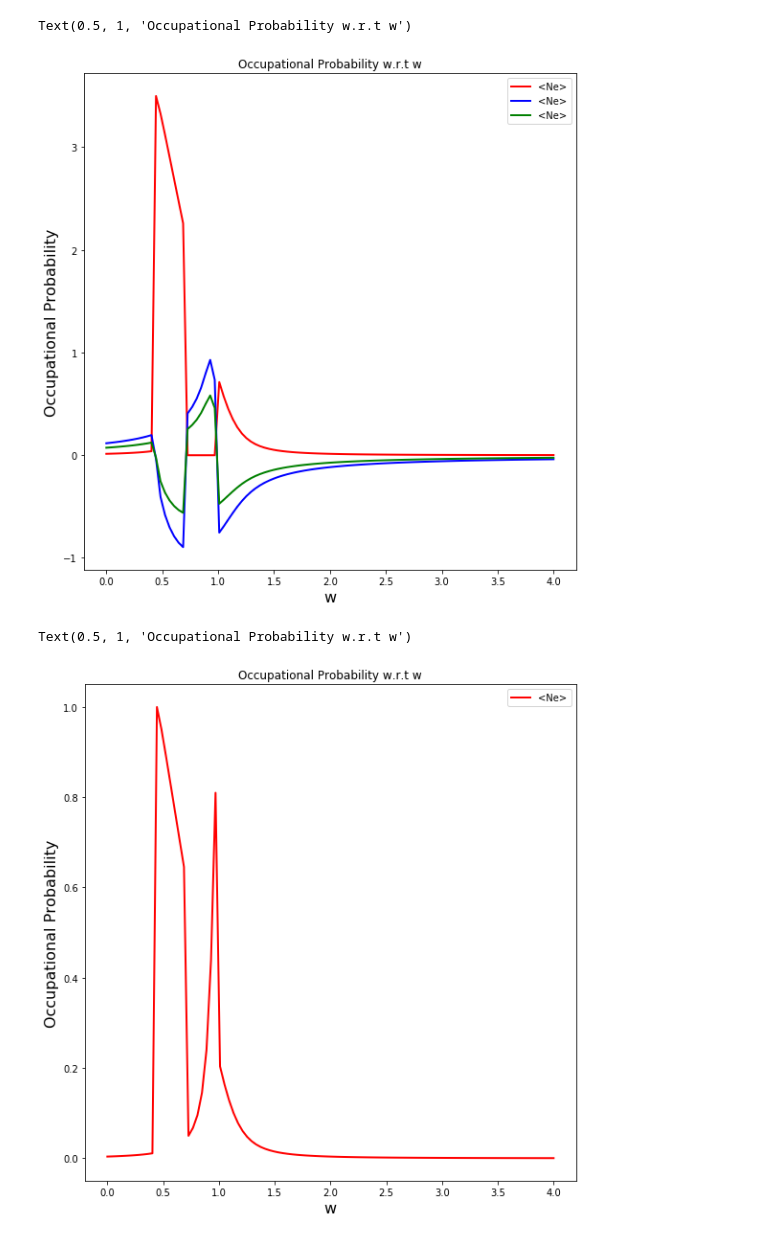
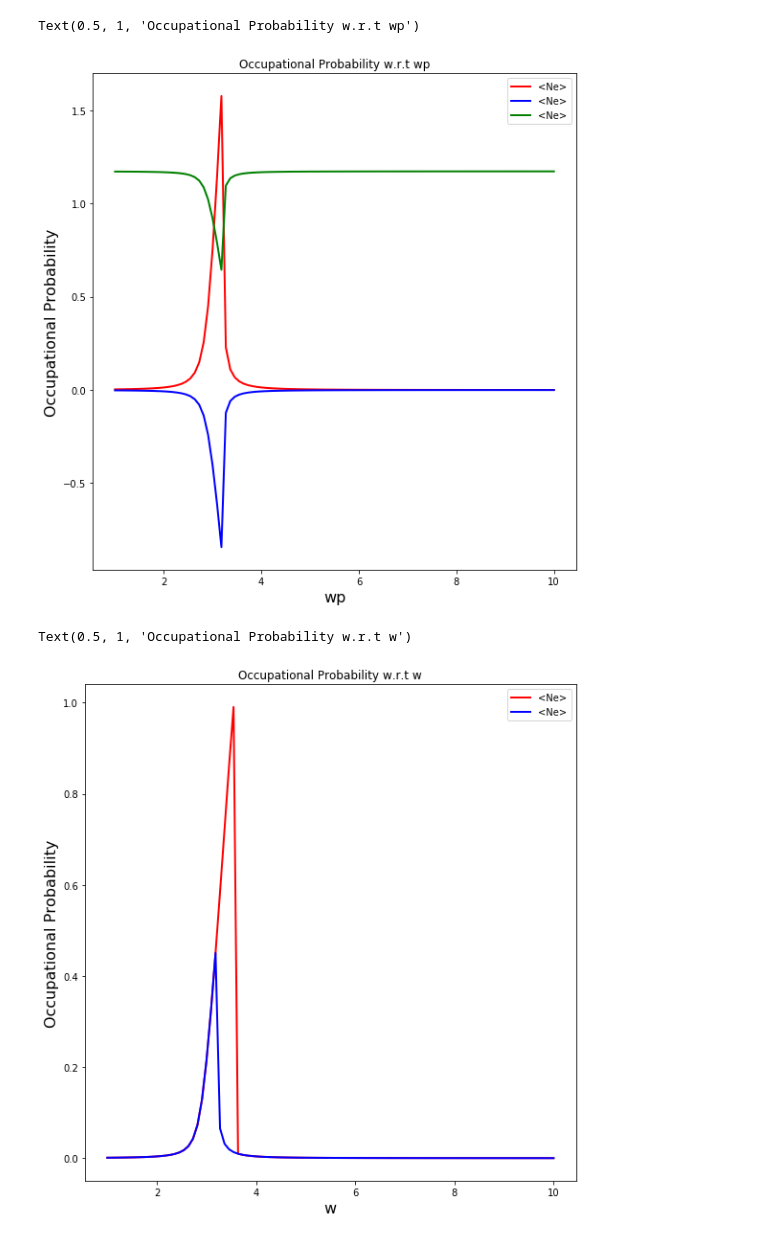
Before and after one commit to Aakashv6/Non-linear-Mirrors, a Jupyter notebook: Non-linear Mirror-Simulation-v2.ipynb, the cells around one changed output. Saved outputs shown, nothing was run; the diff lists cells and outputs as text; code cells hidden in the pictures.

```diff
--- a/Non-linear Mirror-Simulation-v2.ipynb
+++ b/Non-linear Mirror-Simulation-v2.ipynb
@@ -22,41 +22,33 @@ from qutip import *
 # h_bar = 1 (convention)
 c = 1
 
-# Incident field properties
-wp = 1.0  * 2 * np.pi  # Frequency (energy) of the incident field
-
 # Exciton properties
 we = 3.0  * 2 * np.pi        # Frequency (energy) of the exciton in Lab frame
 k = 0                        # TMD in-plane momentum
 m = 1                        # Mass of exciton
-
-w_ex = we + (k ** 2)/m - wp  # Frequency (energy) of the exciton in the Rotating frame
 # %%
 # Net Hamiltonian
 
-def exc_rho1(g, w, gamma, beta):
+def exc_rho1(g, w_ex, gamma, beta):
 
-    roots = np.roots([g**2, 2*g*(w_ex-w), (gamma**2 + (w_ex-w)**2), -1*(gamma**2)*(np.abs(beta)**2)])
+    roots = np.roots([g**2, 2*g*(w_ex), (gamma**2 + (w_ex)**2), -1*(gamma**2)*(np.abs(beta)**2)])
     ne = roots[(roots - np.conj(roots))/(2*1j) == 0]
-    if ne.size:
-        ne = np.max(ne)
-    else:
-        ne = 0
+    ne = np.max(ne)
 
     return ne
 
-def exc_rho2(g, w, gamma, beta):
+def exc_rho2(g, w_ex, gamma, beta):
 
-    roots = np.roots([g**2, 2*g*(w_ex-w), (gamma**2 + (w_ex-w)**2), -1*(gamma**2)*(np.abs(beta)**2)])
+    roots = np.roots([g**2, 2*g*(w_ex), (gamma**2 + (w_ex)**2), -1*(gamma**2)*(np.abs(beta)**2)])
     ne = roots[(roots - np.conj(roots))/(2*1j) == 0]
-    if ne.size:
-        ne = np.min(ne)
-    else:
-        ne = 0
+    ne = np.min(ne)
 
     return ne
 # %%
 w = 0 * 2 * np.pi
+
+# Incident field properties
+wp = 1.0  * 2 * np.pi  # Frequency (energy) of the incident field
 
 g_vec = np.linspace(0.1,10,50)
 
@@ -69,12 +61,12 @@ for g in g_vec:
     # Rotating frame normalization
     rho = ((w+wp)/c)/np.sqrt((w + wp)**2 - (c*k)**2) # Normalization factor
 
-    K = 0.25 * np.sqrt(rho)
+    K = 0.25
 
     # Radiative decay of excitons into right(left) moving modes
     gamma = 2 * np.pi * (K ** 2)
 
-    ne = exc_rho(g, w, gamma, beta)
+    ne = exc_rho1(g, wp, gamma, beta)
 
     ne_vec.append(ne)
 # %%
@@ -138,22 +146,23 @@ rc = np.abs((np.array(ri_expt) - np.array(ro_expt))/np.array(ri_expt))**2
 # %%
 fig, axes = plt.subplots(1, 1, sharex=True, figsize=(8,8))
 
-axes.plot(w_vec/(2*np.pi), ne_expt, 'r', linewidth=2, label="<Ne>")
-axes.plot(w_vec/(2*np.pi), xe_expt, 'b', linewidth=2, label="<Ne>")
-axes.plot(w_vec/(2*np.pi), ro_expt, 'g', linewidth=2, label="<Ne>")
+axes.plot(wp_vec/(2*np.pi), ne_expt2, 'r', linewidth=2, label="<Ne>")
+axes.plot(wp_vec/(2*np.pi), xe_expt2, 'b', linewidth=2, label="<Ne>")
+axes.plot(wp_vec/(2*np.pi), ro_expt2, 'g', linewidth=2, label="<Ne>")
 axes.set_ylabel("Occupational Probability", fontsize=16)
-axes.set_xlabel("w", fontsize=16)
+axes.set_xlabel("wp", fontsize=16)
 axes.legend(loc=0)
 
 fig.tight_layout()
-axes.set_title("Occupational Probability w.r.t w")
+axes.set_title("Occupational Probability w.r.t wp")
 # %% [output]
-Text(0.5, 1, 'Occupational Probability w.r.t w')
+Text(0.5, 1, 'Occupational Probability w.r.t wp')
-[figure, old version]
+[figure, new version]
 # %%
 fig, axes = plt.subplots(1, 1, sharex=True, figsize=(8,8))
 
-axes.plot(w_vec/(2*np.pi), rc, 'r', linewidth=2, label="<Ne>")
+axes.plot(wp_vec/(2*np.pi), rc1, 'r', linewidth=2, label="<Ne>")
+axes.plot(wp_vec/(2*np.pi), rc2, 'b', linewidth=2, label="<Ne>")
 axes.set_ylabel("Occupational Probability", fontsize=16)
 axes.set_xlabel("w", fontsize=16)
 axes.legend(loc=0)
@@ -162,5 +171,5 @@ fig.tight_layout()
 axes.set_title("Occupational Probability w.r.t w")
 # %% [output]
 Text(0.5, 1, 'Occupational Probability w.r.t w')
-[figure, old version]
+[figure, new version]
 # %%
```
Also changed, not shown: parts of 5 cells of this notebook.
